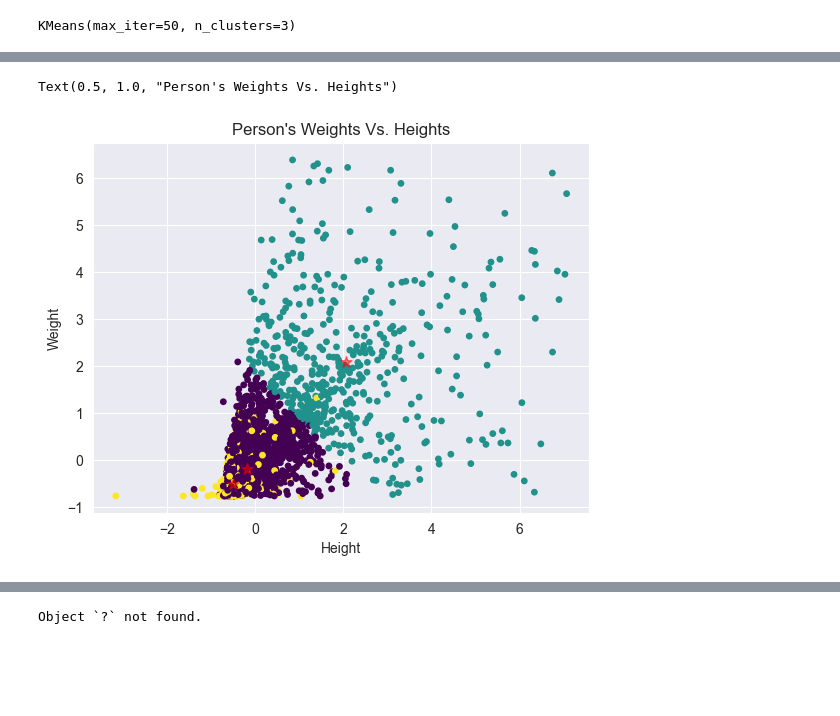
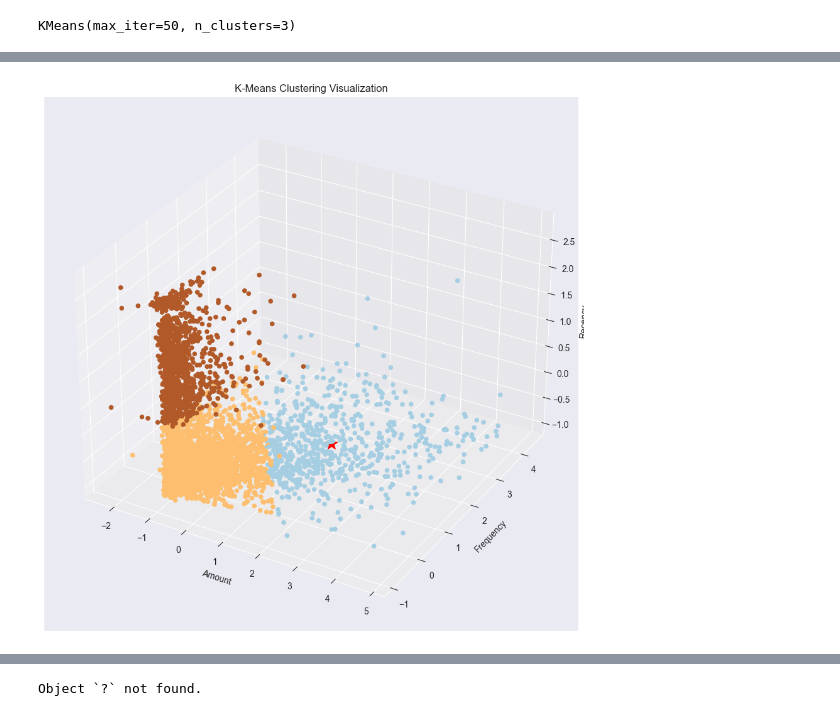
Before and after one commit to jonamadk/scaling-ML-journey, a Jupyter notebook: lab-04/Lab4.ipynb, the cells around one changed output, grey strips where cells are left out. Cells and saved outputs as stored; diff of their text form; code cells hidden in the pictures; blank space fills up the shorter version.

```diff
--- a/lab-04/Lab4.ipynb
+++ b/lab-04/Lab4.ipynb
@@ -197,0 +282,7 @@ plt.show()
+# %%
+plt.rcParams["figure.figsize"] = [12.00, 5.50]
+plt.rcParams["figure.autolayout"] = True
+fig = plt.figure()
+ax = fig.add_subplot(111, projection='3d')
+ax.scatter(dataset.iloc[:, 0], dataset.iloc[:, 1], dataset.iloc[:, 2],alpha=1)
+plt.show()
@@ -249,0 +330,7 @@ dataset_scaled.shape
+# %%
+plt.rcParams["figure.figsize"] = [12.00, 5.50]
+plt.rcParams["figure.autolayout"] = True
+fig = plt.figure()
+ax = fig.add_subplot(111, projection='3d')
+ax.scatter(dataset.iloc[:, 0], dataset.iloc[:, 1], dataset.iloc[:, 2],alpha=1)
+plt.show()
@@ -250,10 +349,9 @@ dataset_scaled.shape
 # %%
 variations = []
-range_n_clusters = range(2,8)
+range_n_clusters = range(1,15)
 for num_clusters in range_n_clusters:
     kmeans = KMeans(n_clusters=num_clusters, max_iter=50)
     kmeans.fit(dataset_scaled)
-
     variations.append(kmeans.inertia_)
 # %%
 plt.plot(range_n_clusters, variations, 'bx-')
@@ -266,6 +364,6 @@ plt.show()
 # %%
 # Silhouette analysis
-range_n_clusters = range(2,8)
+range_n_clusters = range(2,15)
 
 optimal_num_clusters = 0
 max_silhouette_score = 0
@@ -305,12 +429,19 @@ KMeans(max_iter=50, n_clusters=3)
 # %%
+
+plt.rcParams["figure.figsize"] = [12.00, 5.50]
+plt.rcParams["figure.autolayout"] = True
 centroids = kmeans.cluster_centers_
-plt.scatter(dataset_scaled[:, 0], dataset_scaled[:, 1], s=15, c=kmeans.labels_, cmap='viridis')
-plt.scatter(centroids[:, 0], centroids[:, 1], marker='*', c='red', s=70, alpha=0.5)
-plt.xlabel('Height')
-plt.ylabel('Weight')
-plt.title('Person\'s Weights Vs. Heights')
+
+fig = plt.figure(figsize=(13,9))
+ax = fig.add_subplot(111, projection='3d')
+ax.scatter(dataset_scaled[:, 0], dataset_scaled[:, 1], dataset_scaled[:, 2], c=kmeans.labels_, alpha=1, cmap='Paired')
+ax.scatter(centroids[:, 0], centroids[:, 1], centroids[:, 2], c='red', marker='*', s=200, alpha=1)
+ax.set_xlabel('Amount')
+ax.set_ylabel('Frequency')
+ax.set_zlabel('Recency')
+plt.title('K-Means Clustering Visualization')
+plt.show()
 # %% [output]
-Text(0.5, 1.0, "Person's Weights Vs. Heights")
-[figure, old version]
+[figure, new version]
 # %%
 dataset['km_clusters'] = kmeans.labels_
```
Also changed, not shown: parts of 30 cells of this notebook.
